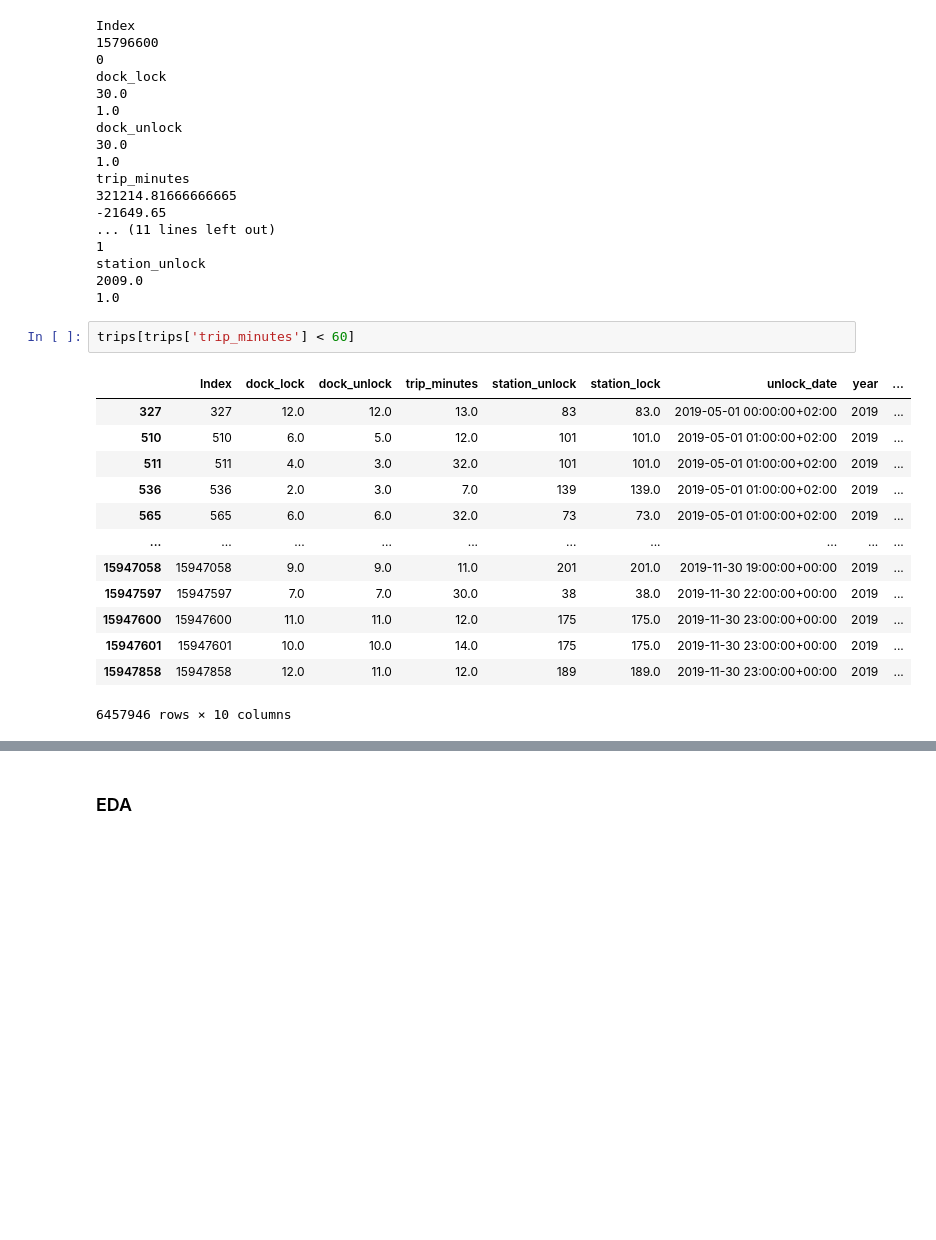
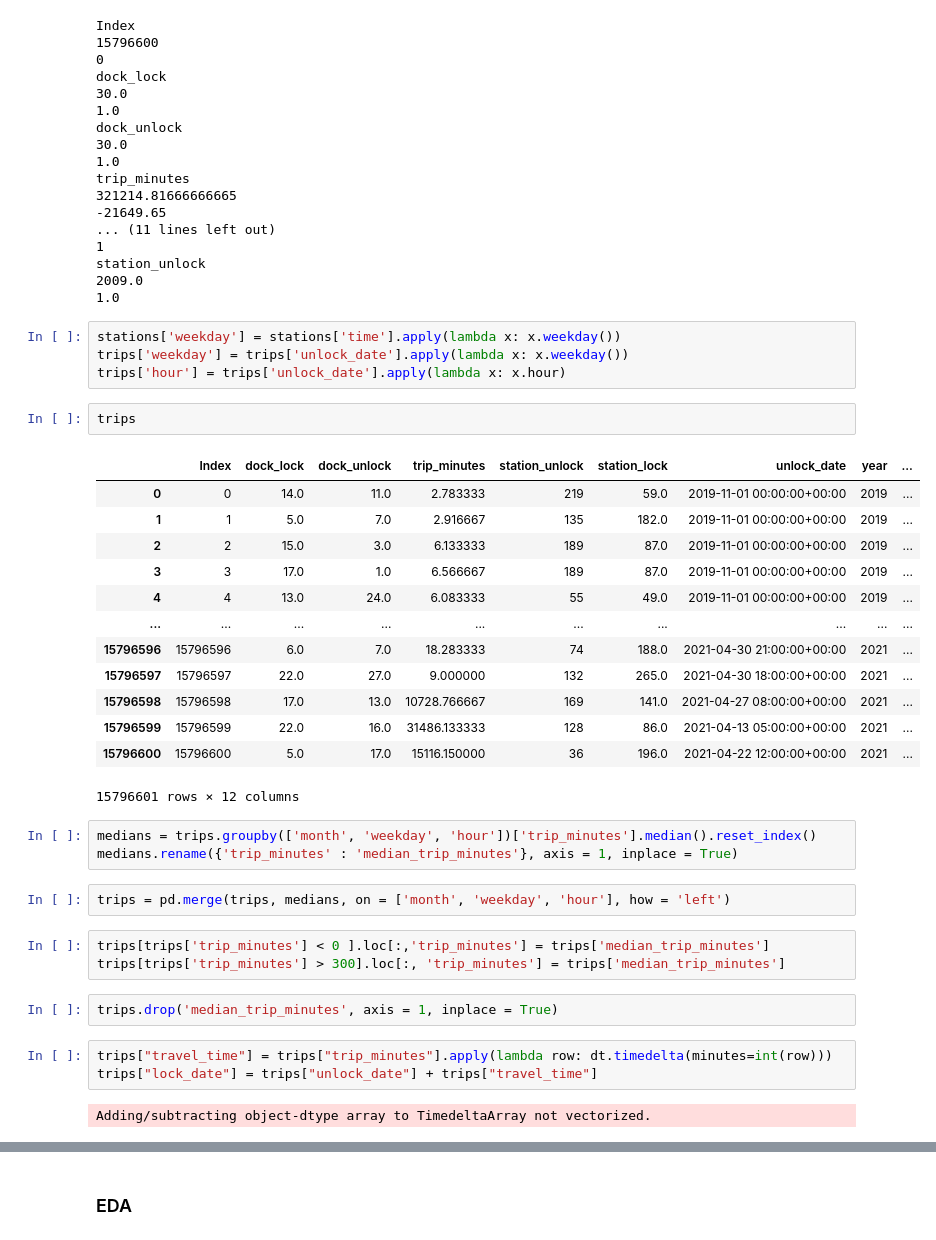
Before and after one commit to javi99/MT_predicting_BSD, a Jupyter notebook: processing/development/Data_Quality_Assessment.ipynb, the cells around one changed output, grey strips where cells are left out. Saved outputs shown, nothing was run; the diff lists cells and outputs as text; blank space fills up the shorter version.

```diff
--- a/processing/development/Data_Quality_Assessment.ipynb
+++ b/processing/development/Data_Quality_Assessment.ipynb
@@ -305,19 +332,38 @@ trip_minutes
 station_unlock
 2009.0
 1.0
-# %%
-trips[trips['trip_minutes'] < 60]
-# %% [output]
-|  | Index | dock_lock | dock_unlock | trip_minutes | station_unlock | station_lock | unlock_date | year | ... |
-| 327 | 327 | 12.0 | 12.0 | 13.0 | 83 | 83.0 | 2019-05-01 00:00:00+02:00 | 2019 | ... |
-| 510 | 510 | 6.0 | 5.0 | 12.0 | 101 | 101.0 | 2019-05-01 01:00:00+02:00 | 2019 | ... |
-| 511 | 511 | 4.0 | 3.0 | 32.0 | 101 | 101.0 | 2019-05-01 01:00:00+02:00 | 2019 | ... |
-| 536 | 536 | 2.0 | 3.0 | 7.0 | 139 | 139.0 | 2019-05-01 01:00:00+02:00 | 2019 | ... |
-| 565 | 565 | 6.0 | 6.0 | 32.0 | 73 | 73.0 | 2019-05-01 01:00:00+02:00 | 2019 | ... |
-| ... | ... | ... | ... | ... | ... | ... | ... | ... | ... |
-| 15947058 | 15947058 | 9.0 | 9.0 | 11.0 | 201 | 201.0 | 2019-11-30 19:00:00+00:00 | 2019 | ... |
-| 15947597 | 15947597 | 7.0 | 7.0 | 30.0 | 38 | 38.0 | 2019-11-30 22:00:00+00:00 | 2019 | ... |
-| 15947600 | 15947600 | 11.0 | 11.0 | 12.0 | 175 | 175.0 | 2019-11-30 23:00:00+00:00 | 2019 | ... |
-| 15947601 | 15947601 | 10.0 | 10.0 | 14.0 | 175 | 175.0 | 2019-11-30 23:00:00+00:00 | 2019 | ... |
-| 15947858 | 15947858 | 12.0 | 11.0 | 12.0 | 189 | 189.0 | 2019-11-30 23:00:00+00:00 | 2019 | ... |
-6457946 rows × 10 columns
+# %%
+stations['weekday'] = stations['time'].apply(lambda x: x.weekday())
+trips['weekday'] = trips['unlock_date'].apply(lambda x: x.weekday())
+trips['hour'] = trips['unlock_date'].apply(lambda x: x.hour)
+# %%
+trips
+# %% [output]
+|  | Index | dock_lock | dock_unlock | trip_minutes | station_unlock | station_lock | unlock_date | year | ... |
+| 0 | 0 | 14.0 | 11.0 | 2.783333 | 219 | 59.0 | 2019-11-01 00:00:00+00:00 | 2019 | ... |
+| 1 | 1 | 5.0 | 7.0 | 2.916667 | 135 | 182.0 | 2019-11-01 00:00:00+00:00 | 2019 | ... |
+| 2 | 2 | 15.0 | 3.0 | 6.133333 | 189 | 87.0 | 2019-11-01 00:00:00+00:00 | 2019 | ... |
+| 3 | 3 | 17.0 | 1.0 | 6.566667 | 189 | 87.0 | 2019-11-01 00:00:00+00:00 | 2019 | ... |
+| 4 | 4 | 13.0 | 24.0 | 6.083333 | 55 | 49.0 | 2019-11-01 00:00:00+00:00 | 2019 | ... |
+| ... | ... | ... | ... | ... | ... | ... | ... | ... | ... |
+| 15796596 | 15796596 | 6.0 | 7.0 | 18.283333 | 74 | 188.0 | 2021-04-30 21:00:00+00:00 | 2021 | ... |
+| 15796597 | 15796597 | 22.0 | 27.0 | 9.000000 | 132 | 265.0 | 2021-04-30 18:00:00+00:00 | 2021 | ... |
+| 15796598 | 15796598 | 17.0 | 13.0 | 10728.766667 | 169 | 141.0 | 2021-04-27 08:00:00+00:00 | 2021 | ... |
+| 15796599 | 15796599 | 22.0 | 16.0 | 31486.133333 | 128 | 86.0 | 2021-04-13 05:00:00+00:00 | 2021 | ... |
+| 15796600 | 15796600 | 5.0 | 17.0 | 15116.150000 | 36 | 196.0 | 2021-04-22 12:00:00+00:00 | 2021 | ... |
+15796601 rows × 12 columns
+# %%
+medians = trips.groupby(['month', 'weekday', 'hour'])['trip_minutes'].median().reset_index()
+medians.rename({'trip_minutes' : 'median_trip_minutes'}, axis = 1, inplace = True)
+# %%
+trips = pd.merge(trips, medians, on = ['month', 'weekday', 'hour'], how = 'left')
+# %%
+trips[trips['trip_minutes'] < 0 ].loc[:,'trip_minutes'] = trips['median_trip_minutes']
+trips[trips['trip_minutes'] > 300].loc[:, 'trip_minutes'] = trips['median_trip_minutes']
+# %%
+trips.drop('median_trip_minutes', axis = 1, inplace = True)
+# %%
+trips["travel_time"] = trips["trip_minutes"].apply(lambda row: dt.timedelta(minutes=int(row)))
+trips["lock_date"] = trips["unlock_date"] + trips["travel_time"]
+# %% [output]
+Adding/subtracting object-dtype array to TimedeltaArray not vectorized.
```
Also changed, not shown: parts of 26 cells of this notebook, 1 other file.
